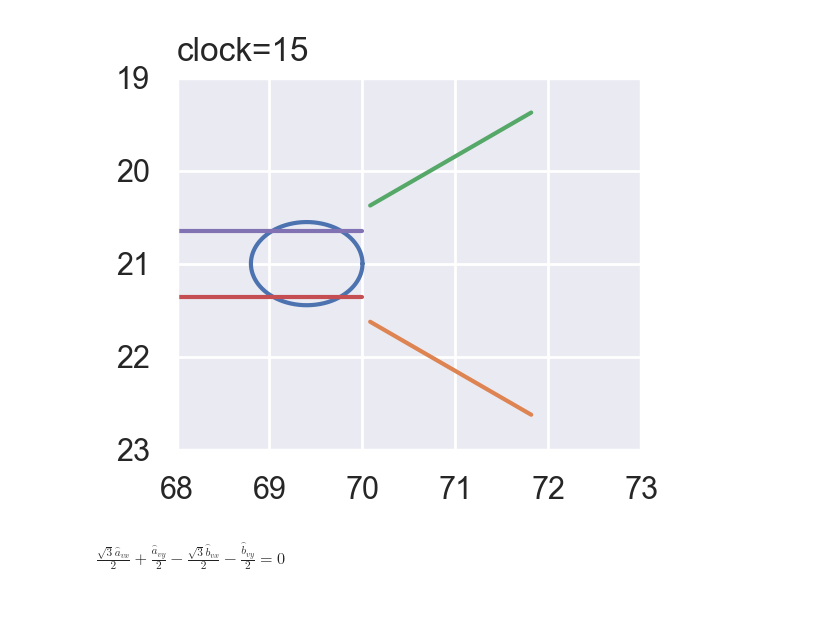
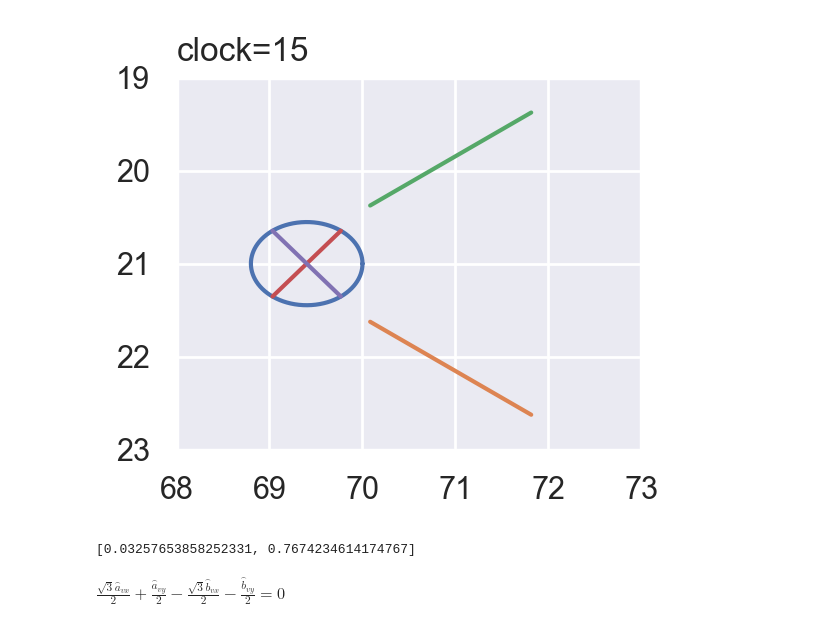
Before and after one commit to CarlKCarlK/perfect-physics, a Jupyter notebook: part_5_pydata_d.ipynb, the cells around one changed output. Cells and saved outputs as stored; diff of their text form; code cells hidden in the pictures.

```diff
--- a/part_5_pydata_d.ipynb
+++ b/part_5_pydata_d.ipynb
@@ -32,47 +32,53 @@ from sympy import sqrt, S, pi, sin, cos
 import seaborn as sns
 
 ax0, ay0 = 69, 21
-bx0, by0 = float(69 + 9*sqrt(3)/8), float(S(177)/8)
-cx0, cy0 = float(69 + 9*sqrt(3)/8), float(S(159)/8)
+bx0, by0 = float(69 + 9 * sqrt(3) / 8), float(S(177) / 8)
+cx0, cy0 = float(69 + 9 * sqrt(3) / 8), float(S(159) / 8)
 
-h, k, a, b = 2/5, 0, 3/5, sqrt(5)/5
+h, k, a, b = 2 / 5, 0, 3 / 5, sqrt(5) / 5
 
 
 figsize = (19.2 / 4, 10.8 / 4)
 font_scale = 2
 sns.set()
 figure = Figure(figsize=figsize)
 axes = figure.add_subplot()
 axes.set_aspect(1)
 axes.set_xlim(68, 73)
 axes.set_ylim(23, 19)
 
 
 t = np.linspace(0, 2 * np.pi, 1000)
 axes.plot(h + a * np.cos(t) + ax0, k + b * np.sin(t) + ay0)
 
 t = np.linspace(-1, 1, 1000)
-axes.plot(t * cos(pi/6) + bx0, t * sin(pi/6) + by0)
-axes.plot(t * cos(-pi/6) + cx0, t * sin(-pi/6) + cy0)
+axes.plot(t * cos(pi / 6) + bx0, t * sin(pi / 6) + by0)
+axes.plot(t * cos(-pi / 6) + cx0, t * sin(-pi / 6) + cy0)
 
-t = np.linspace(-1, 1, 10)
-#axes.plot(t + ax0, t + ay0)
-axes.plot( t+ax0, t*0 + sqrt(2)/4 + ay0)
-axes.plot( t+ax0, t*0 - sqrt(2)/4 + ay0)
+line_line = [
+    [(2 / 5 - 3 * sqrt(6) / 20, sqrt(2) / 4), (3 * sqrt(6) / 20 + 2 / 5, -sqrt(2) / 4)],
+    [(2 / 5 - 3 * sqrt(6) / 20, -sqrt(2) / 4), (3 * sqrt(6) / 20 + 2 / 5, sqrt(2) / 4)],
+]
+for line in line_line:
+    axes.plot([ax0 + float(x) for x, _ in line], [ay0 + float(y) for _, y in line])
 
 
 axes.set_title("clock=15", loc="left")
 figure.set_dpi(100 * font_scale)
 figure.tight_layout()
 new_manager = plt.figure().canvas.manager
 new_manager.canvas.figure = figure
 figure.set_canvas(new_manager.canvas)
 figure.set_dpi(100 * font_scale)
 figure.tight_layout()
 figure.show()
 pass
 # %% [output]
-[figure, old version]
+[figure, new version]
+# %%
+[float(x) for x,_ in line_line[0]]
+# %% [output]
+[0.03257653858252331, 0.7674234614174767]
 # %%
 import sympy as sp
 from sympy import symbols, Eq, sqrt, S, pi, sin, cos
```
Also changed, not shown: parts of 8 cells of this notebook.
